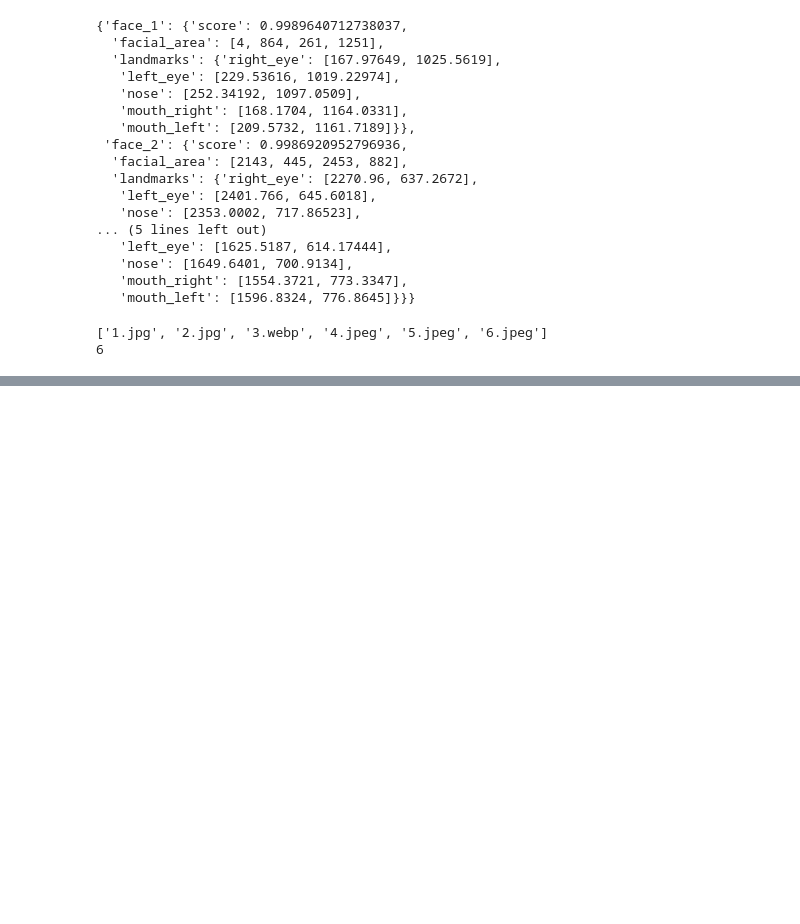
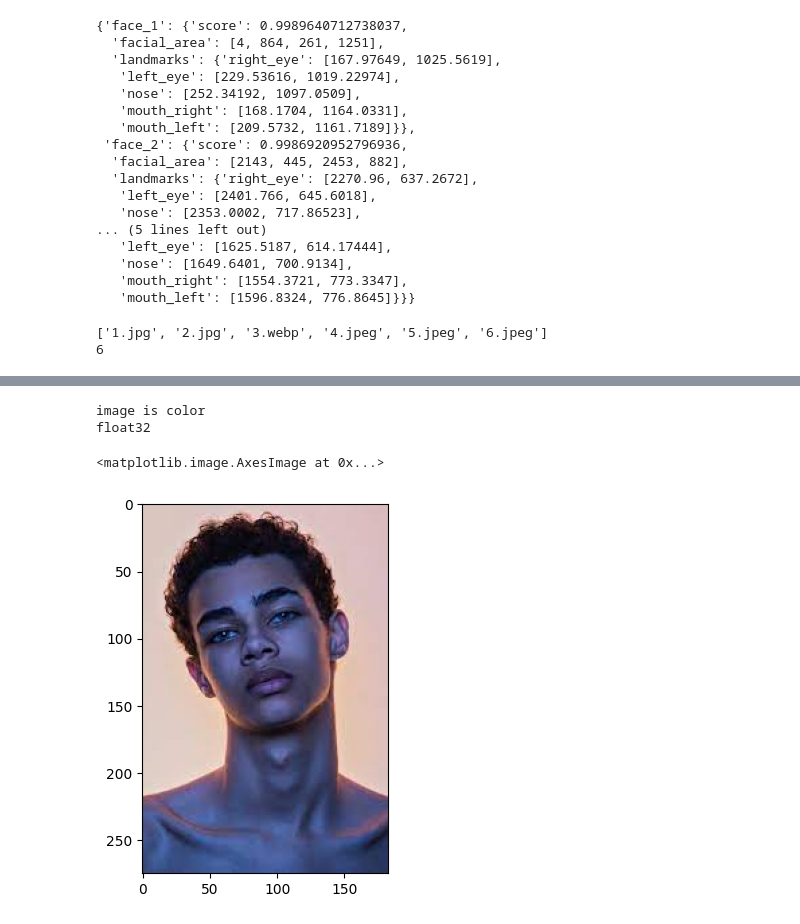
Before and after one commit to bhr-kh/Image-Processing, a Jupyter notebook: Untitled-1.ipynb, the cells around one changed output, grey strips where cells are left out. Cells and saved outputs as stored; diff of their text form; code cells hidden in the pictures; blank space fills up the shorter version.

Commit message:
Removing black and white images

```diff
--- a/Untitled-1.ipynb
+++ b/Untitled-1.ipynb
@@ -181,3 +134,36 @@ True
+# %%
+index = np.random.randint(0 , len(all_img))
+img = cv2.imread(f"{pth}{all_img[index]}")
+
+
+image = np.float32(img)
+
+b,g,r=cv2.split(img)
+
+r_g=np.count_nonzero(abs(r-g))
+r_b=np.count_nonzero(abs(r-b))
+g_b=np.count_nonzero(abs(g-b))
+
+
+diff_sum=float(r_g+r_b+g_b)
+
+ratio=diff_sum/img.size
+
+if ratio>0.87:
+    print("image is color")
+else:
+    print("image is greyscale")
+    os.remove(pth)
+
+
+
+print (image.dtype)
+plt.imshow(cv2.cvtColor(img, cv2.COLOR_BGR2RGB))
+# %% [output]
+image is color
+float32
+<matplotlib.image.AxesImage at 0x...>
+[figure, added]
 # %%
 #detect face
 # %%
```
Also changed, not shown: parts of 11 cells of this notebook.
